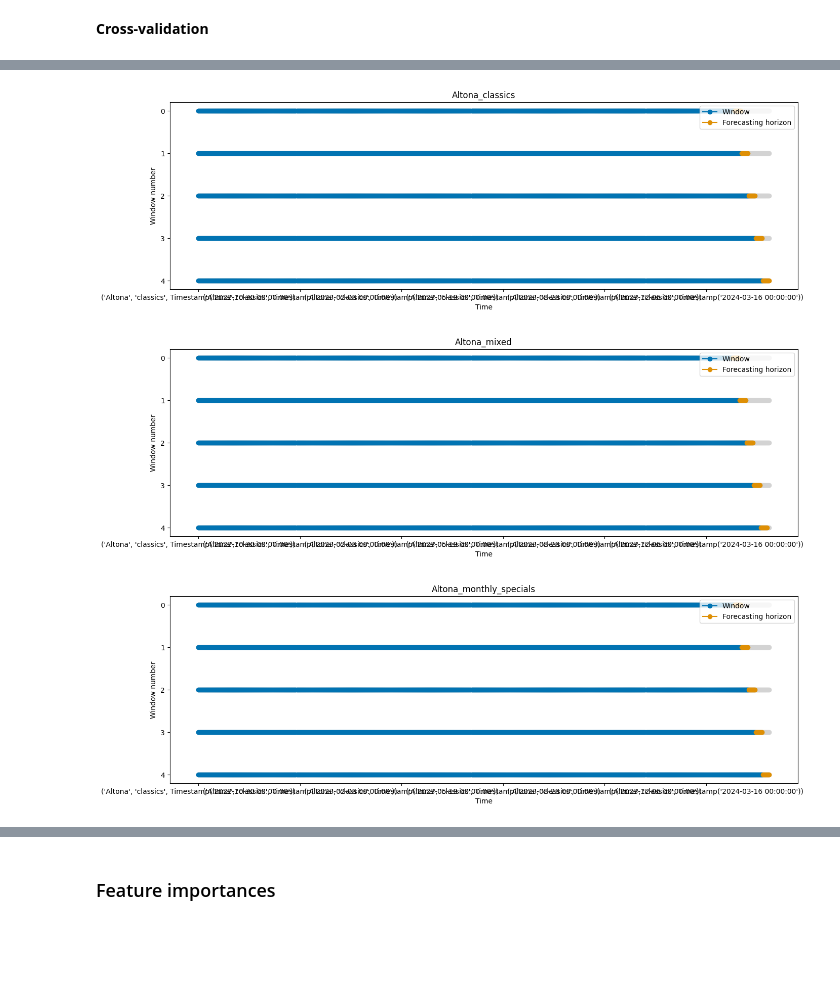
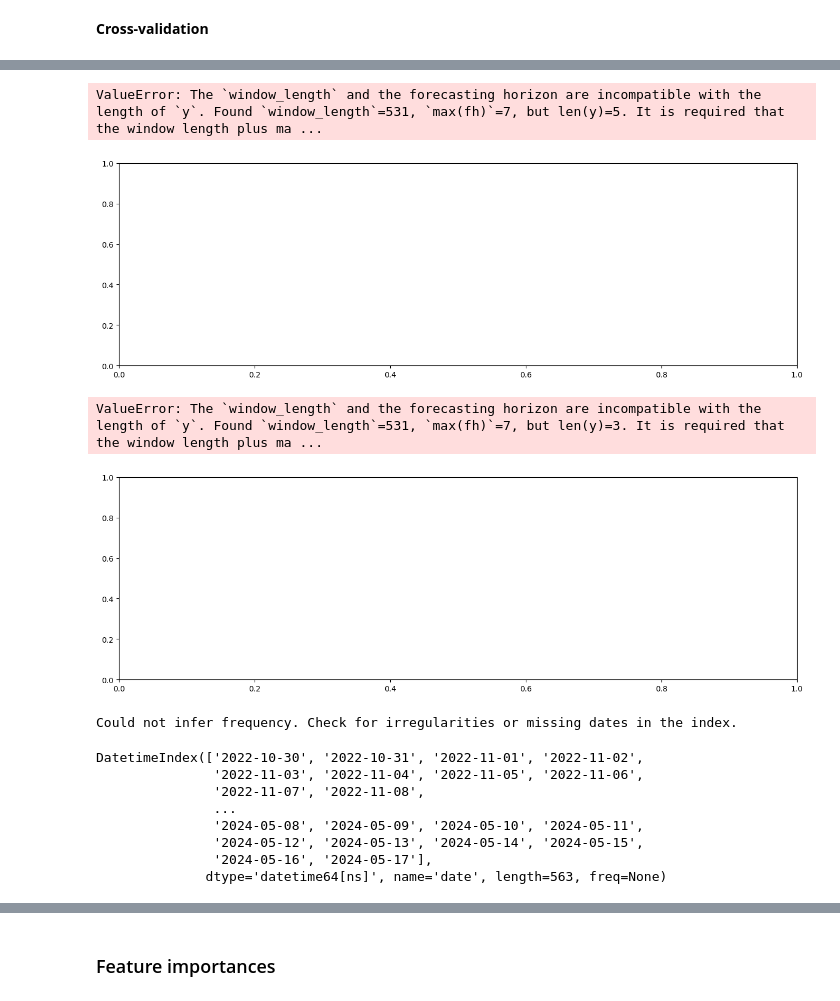
Before and after one commit to vlatko-v/sweet-spot-donut-sales-forecasting, a Jupyter notebook: catboost.ipynb, the cells around one changed output, grey strips where cells are left out. Saved outputs shown, nothing was run; the diff lists cells and outputs as text; code cells hidden in the pictures; blank space fills up the shorter version.

```diff
--- a/catboost.ipynb
+++ b/catboost.ipynb
@@ -37,8 +82,8 @@ pd.set_option("display.max_columns", None)
 # %% [markdown]
 ### Loading the dataset
 # %%
-d = pd.read_csv("data/train_df.csv")
-d_test = pd.read_csv("data/test_df.csv")
+d = pd.read_csv("train_df.csv")
+d_test = pd.read_csv("test_df.csv")
 # %%
 d['date'] = pd.to_datetime(d['date'])
 d_test['date'] = pd.to_datetime(d_test['date'])
@@ -212,5 +325,4 @@ y_train_2_wind = train_2_wind.iloc[:,:8]
 # %%
-
 def get_initial_window_size(store_group, validation_length, num_folds):
     total_periods = len(store_group.index.get_level_values('date').unique())
     initial_window = total_periods - validation_length * num_folds
@@ -218,7 +330,7 @@ def get_initial_window_size(store_group, validation_length, num_folds):
 
 cv_list = []
 
-for (store, item_category), group in train_2_wind.groupby(level=['store_name', 'item_category']):
+for (store,item), group in train_2_wind_upd:
 
     # Calculate the initial window size for the current store
     initial_window = get_initial_window_size(group, validation_length = 7, num_folds = 5)
@@ -230,5 +342,5 @@ for (store, item_category), group in train_2_wind.groupby(level=['store_name', '
         fh=list(range(1, 7 + 1))
     )
 
-    cv_list.append(({f"{store}"+"_"+f"{item_category}":splitter},
-                        {f"{store}"+"_"+f"{item_category}":group}))
+    cv_list.append(({f"{store}"+"_"+f"{item}":splitter},
+                        {f"{store}"+"_"+f"{item}":group}))
@@ -286,9 +347,13 @@ from matplotlib.ticker import MaxNLocator
+# %%
+plot_windows(cv = list(cv_list[1][0].values())[0], y = list(cv_list[1][1].values())[0])
+# %% [output]
+ValueError: The `window_length` and the forecasting horizon are incompatible with the length of `y`. Found `window_length`=531, `max(fh)`=7, but len(y)=5. It is required that the window length plus ma ...
+[figure, added]
 # %%
 for i in range(3):
-    plot_windows(list(cv_list[i][0].values())[0], list(cv_list[0][1].values())[0],
+    plot_windows(list(cv_list[i][0].values())[0], list(cv_list[i][1].values())[0],
                  title = list(cv_list[i][0].keys())[0])
 # %% [output]
+ValueError: The `window_length` and the forecasting horizon are incompatible with the length of `y`. Found `window_length`=531, `max(fh)`=7, but len(y)=3. It is required that the window length plus ma ...
-[figure, old version]
+[figure, new version]
-[figure, removed]
-[figure, removed]
 # %%
@@ -314,3 +379,26 @@ for i in range(len(cv_list)):
 
 
     rscv_list.append({f"rscv_{list(cv_list[i][1].keys())[0]}":rscv})
+# %%
+inferred_freq = pd.infer_freq(list(cv_list[0][1].values())[0].index.get_level_values("date"))
+
+if inferred_freq is not None:
+    if inferred_freq != 'D':
+        list(cv_list[0][1].values())[0].index.get_level_values("date").freq = "D"
+    else:
+        print("Frequency is already 'D'")
+else:
+    print("Could not infer frequency. Check for irregularities or missing dates in the index.")
+# %% [output]
+Could not infer frequency. Check for irregularities or missing dates in the index.
+# %%
+list(cv_list[0][1].values())[0].index.get_level_values("date")
+# %% [output]
+DatetimeIndex(['2022-10-30', '2022-10-31', '2022-11-01', '2022-11-02',
+               '2022-11-03', '2022-11-04', '2022-11-05', '2022-11-06',
+               '2022-11-07', '2022-11-08',
+               ...
+               '2024-05-08', '2024-05-09', '2024-05-10', '2024-05-11',
+               '2024-05-12', '2024-05-13', '2024-05-14', '2024-05-15',
+               '2024-05-16', '2024-05-17'],
+              dtype='datetime64[ns]', name='date', length=563, freq=None)
```
Also changed, not shown: parts of 16 cells of this notebook.
